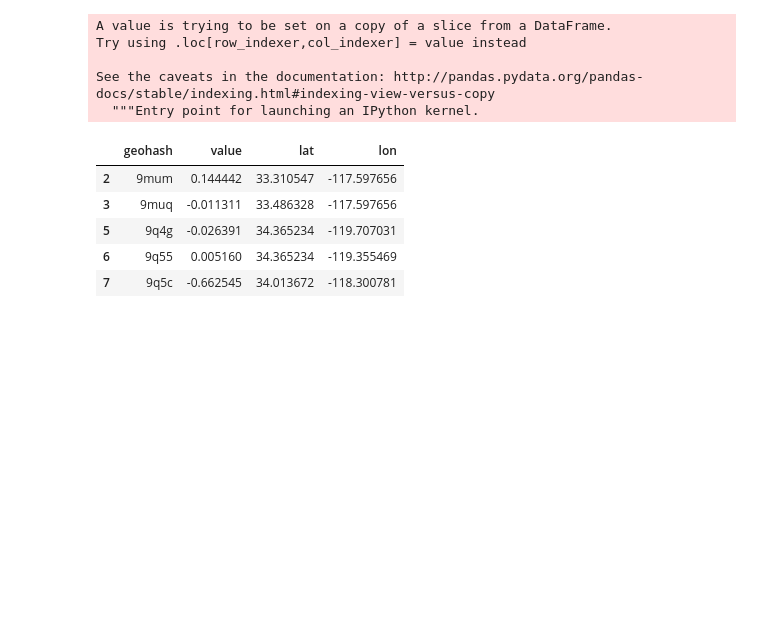
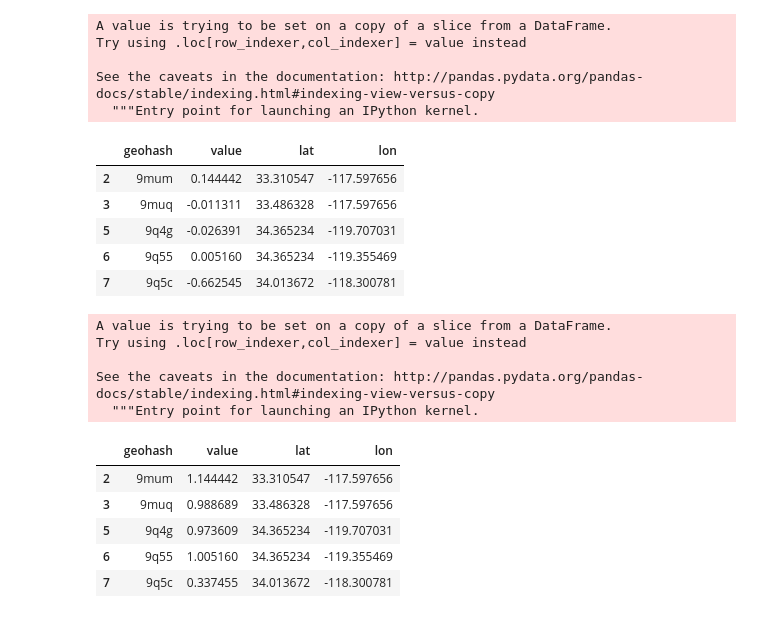
Before and after one commit to PPitson/safecast-data-analysis, a Jupyter notebook: heat_map_world.ipynb, the cells around one changed output. Saved outputs shown, nothing was run; the diff lists cells and outputs as text; code cells hidden in the pictures; blank space fills up the shorter version.

```diff
--- a/heat_map_world.ipynb
+++ b/heat_map_world.ipynb
@@ -96,6 +96,21 @@ grouped_cor_filtered.head()
 | 5 | 9q4g | -0.026391 | 34.365234 | -119.707031 |
 | 6 | 9q55 | 0.005160 | 34.365234 | -119.355469 |
 | 7 | 9q5c | -0.662545 | 34.013672 | -118.300781 |
+# %%
+grouped_cor_filtered['value'] += 1
+grouped_cor_filtered.head()
+# %% [output]
+A value is trying to be set on a copy of a slice from a DataFrame.
+Try using .loc[row_indexer,col_indexer] = value instead
+
+See the caveats in the documentation: http://pandas.pydata.org/pandas-docs/stable/indexing.html#indexing-view-versus-copy
+  """Entry point for launching an IPython kernel.
+|  | geohash | value | lat | lon |
+| 2 | 9mum | 1.144442 | 33.310547 | -117.597656 |
+| 3 | 9muq | 0.988689 | 33.486328 | -117.597656 |
+| 5 | 9q4g | 0.973609 | 34.365234 | -119.707031 |
+| 6 | 9q55 | 1.005160 | 34.365234 | -119.355469 |
+| 7 | 9q5c | 0.337455 | 34.013672 | -118.300781 |
 # %%
 max_amount = float(grouped_cor_filtered['value'].max())
 
```
